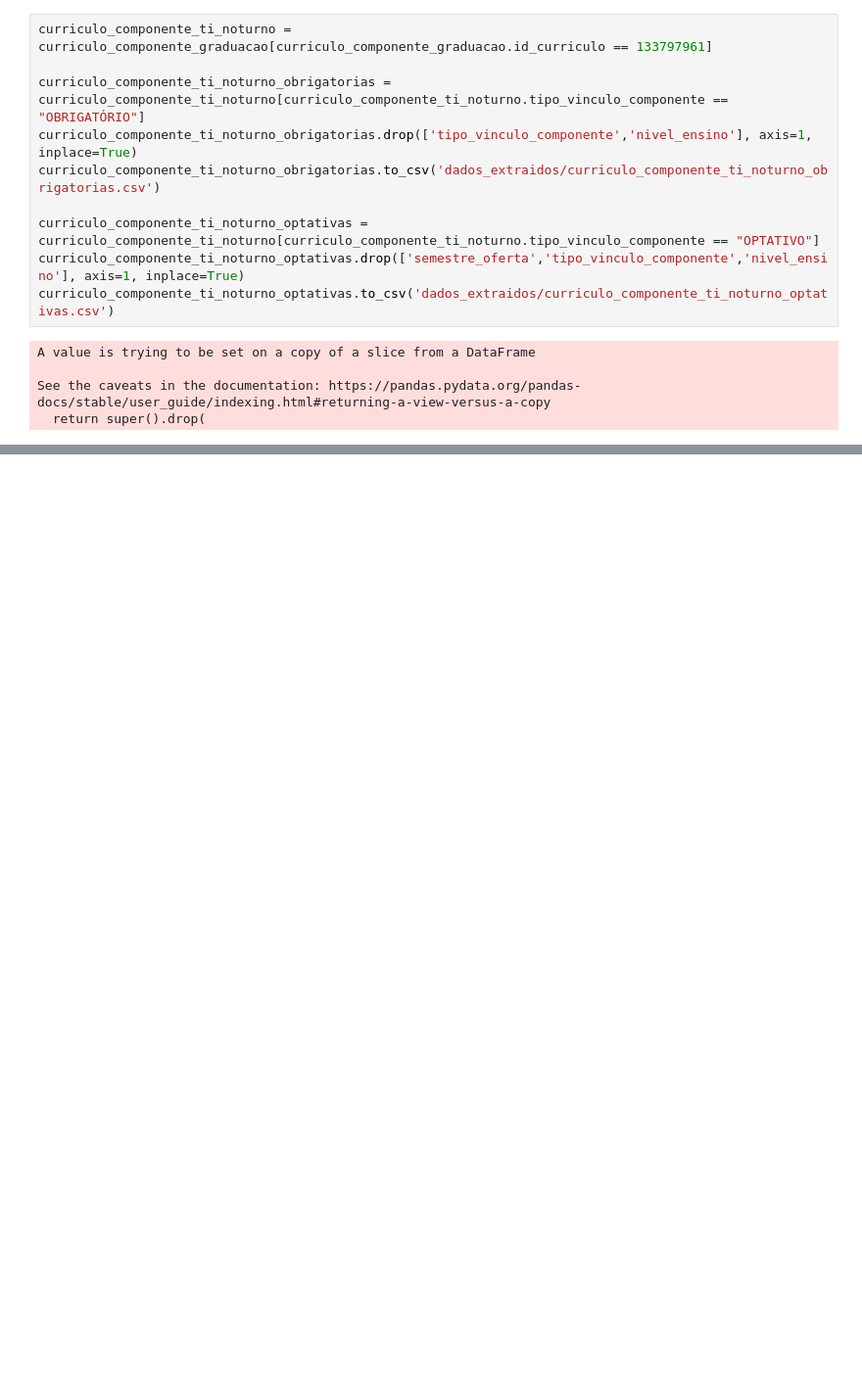
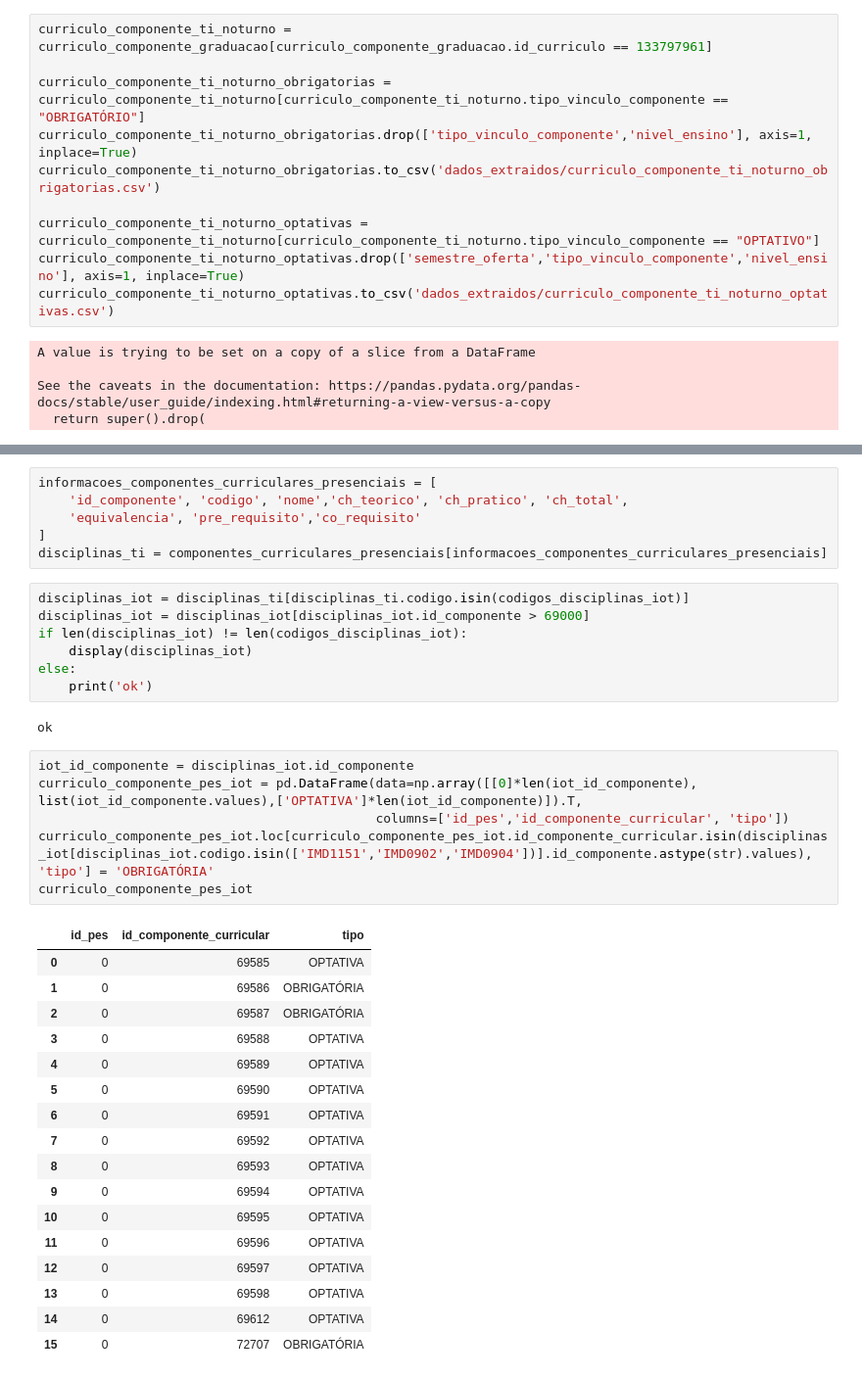
Before and after one commit to arturo32/PODE, a Jupyter notebook: extracao_dados/extracao.ipynb, the cells around one changed output, grey strips where cells are left out. Shown at 98% size. Cells and saved outputs as stored; diff of their text form; blank space fills up the shorter version.

Commit message:
Atualiza script de extração com disciplinas do PES

```diff
--- a/extracao_dados/extracao.ipynb
+++ b/extracao_dados/extracao.ipynb
@@ -103,0 +266,39 @@ See the caveats in the documentation: https://pandas.pydata.org/pandas-docs/stab
+# %%
+informacoes_componentes_curriculares_presenciais = [
+    'id_componente', 'codigo', 'nome','ch_teorico', 'ch_pratico', 'ch_total',
+    'equivalencia', 'pre_requisito','co_requisito'
+]
+disciplinas_ti = componentes_curriculares_presenciais[informacoes_componentes_curriculares_presenciais]
+# %%
+disciplinas_iot = disciplinas_ti[disciplinas_ti.codigo.isin(codigos_disciplinas_iot)]
+disciplinas_iot = disciplinas_iot[disciplinas_iot.id_componente > 69000]
+if len(disciplinas_iot) != len(codigos_disciplinas_iot):
+    display(disciplinas_iot)
+else:
+    print('ok')
+# %% [output]
+ok
+# %%
+iot_id_componente = disciplinas_iot.id_componente
+curriculo_componente_pes_iot = pd.DataFrame(data=np.array([[0]*len(iot_id_componente), list(iot_id_componente.values),['OPTATIVA']*len(iot_id_componente)]).T,
+                                            columns=['id_pes','id_componente_curricular', 'tipo'])
+curriculo_componente_pes_iot.loc[curriculo_componente_pes_iot.id_componente_curricular.isin(disciplinas_iot[disciplinas_iot.codigo.isin(['IMD1151','IMD0902','IMD0904'])].id_componente.astype(str).values), 'tipo'] = 'OBRIGATÓRIA'
+curriculo_componente_pes_iot
+# %% [output]
+|  | id_pes | id_componente_curricular | tipo |
+| 0 | 0 | 69585 | OPTATIVA |
+| 1 | 0 | 69586 | OBRIGATÓRIA |
+| 2 | 0 | 69587 | OBRIGATÓRIA |
+| 3 | 0 | 69588 | OPTATIVA |
+| 4 | 0 | 69589 | OPTATIVA |
+| 5 | 0 | 69590 | OPTATIVA |
+| 6 | 0 | 69591 | OPTATIVA |
+| 7 | 0 | 69592 | OPTATIVA |
+| 8 | 0 | 69593 | OPTATIVA |
+| 9 | 0 | 69594 | OPTATIVA |
+| 10 | 0 | 69595 | OPTATIVA |
+| 11 | 0 | 69596 | OPTATIVA |
+| 12 | 0 | 69597 | OPTATIVA |
+| 13 | 0 | 69598 | OPTATIVA |
+| 14 | 0 | 69612 | OPTATIVA |
+| 15 | 0 | 72707 | OBRIGATÓRIA |
```
Also changed, not shown: parts of 29 cells of this notebook.
